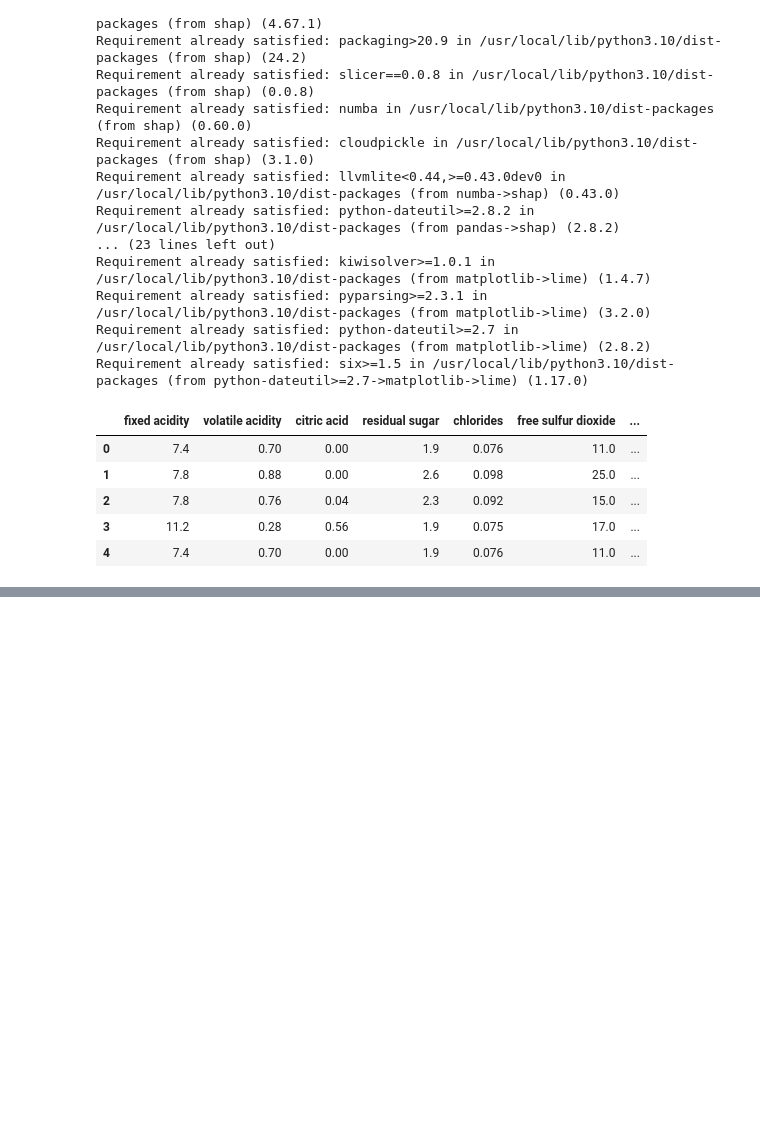
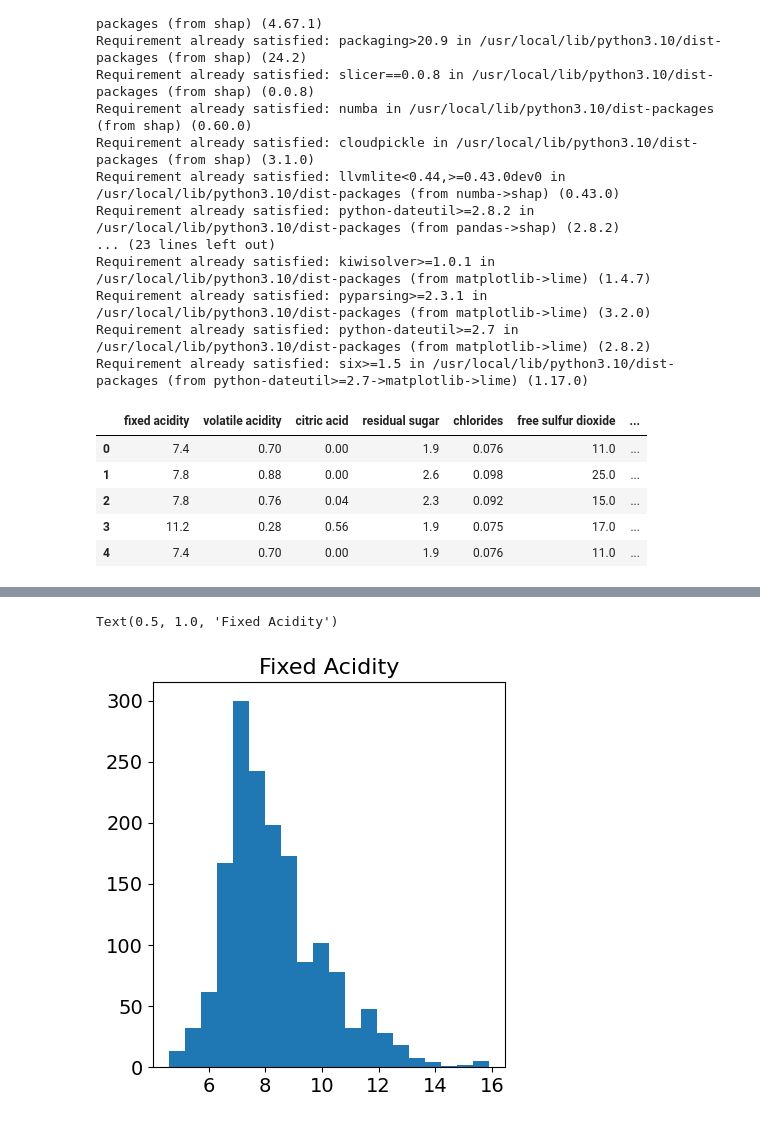
Before and after one commit to emiryavuz-13/xai-winequality-red, a Jupyter notebook: xai-winequality-red.ipynb, the cells around one changed output, grey strips where cells are left out. Drawn from its saved outputs; the diff is of its cells as text; code cells hidden in the pictures; blank space fills up the shorter version.

```diff
--- a/xai-winequality-red.ipynb
+++ b/xai-winequality-red.ipynb
@@ -46,0 +74,10 @@ wine.head()
+# %%
+plt.figure(figsize=(10, 5))
+plt.subplot(1, 2, 1)
+plt.hist(wine['fixed acidity'], bins=20)
+plt.xticks(fontsize=14)
+plt.yticks(fontsize=14)
+plt.title("Fixed Acidity", fontsize=16)
+# %% [output]
+Text(0.5, 1.0, 'Fixed Acidity')
+[figure, added]
```
Also changed, not shown: parts of 4 cells of this notebook.
